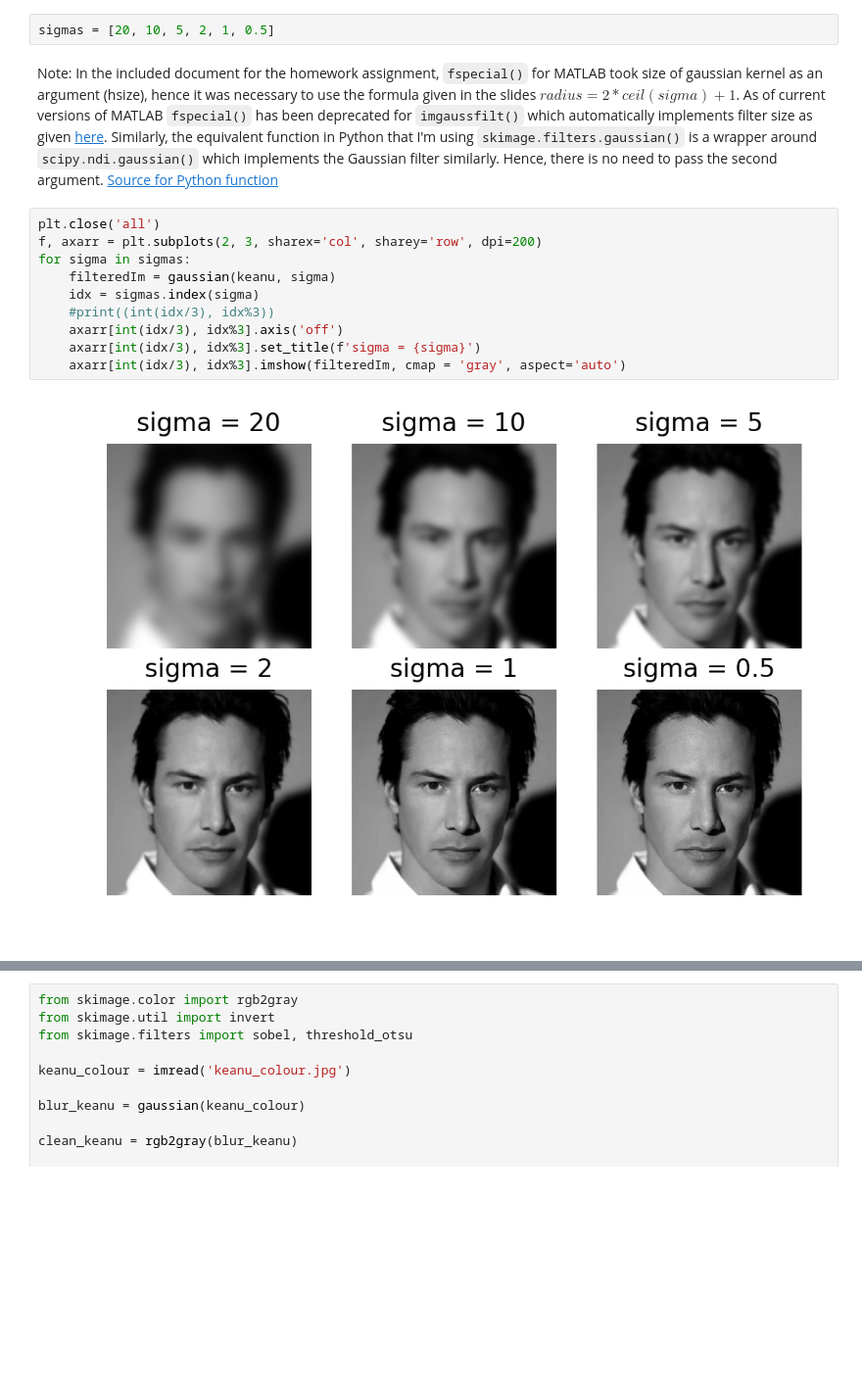
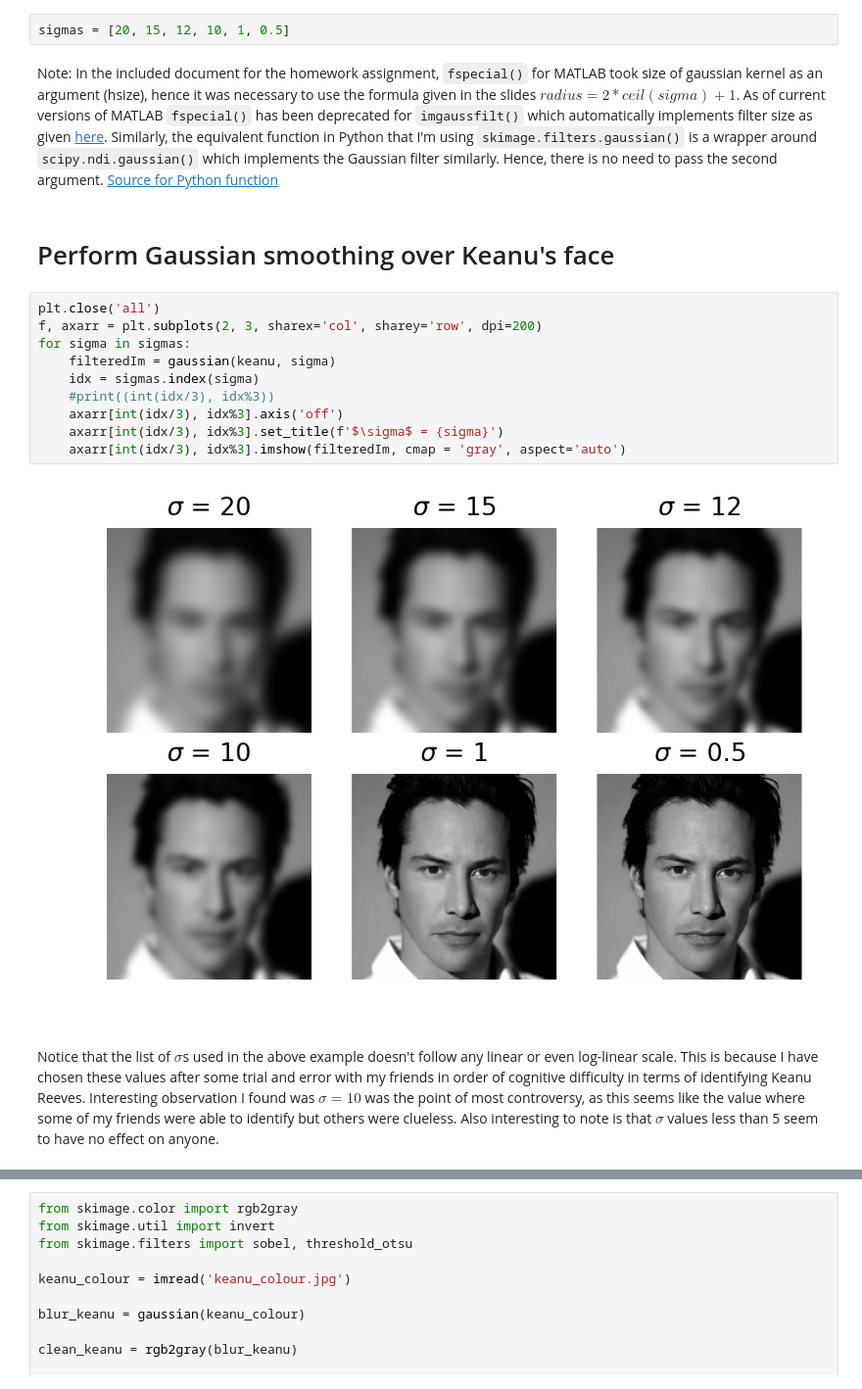
Before and after one commit to TheAnig/computer-vision, a Jupyter notebook: hw2/hw2-soln.ipynb, the cells around one changed output, grey strips where cells are left out. Shown at 98% size. Drawn from its saved outputs; the diff is of its cells as text; blank space fills up the shorter version.

```diff
--- a/hw2/hw2-soln.ipynb
+++ b/hw2/hw2-soln.ipynb
@@ -12,19 +13,23 @@ keanu = imread('keanu.jpg')
 # %% [markdown]
 #### Create a list of sigma's to iterate over
 # %%
-sigmas = [20, 10, 5, 2, 1, 0.5]
+sigmas = [20, 15, 12, 10, 1, 0.5]
 # %% [markdown]
 Note: In the included document for the homework assignment, `fspecial()` for MATLAB took size of gaussian kernel as an argument (hsize), hence it was necessary to use the formula given in the slides $radius = 2*ceil(sigma)+1$. As of current versions of MATLAB `fspecial()` has been deprecated for `imgaussfilt()` which automatically implements filter size as given [here](https://www.mathworks.com/help/images/ref/imgaussfilt.html). Similarly, the equivalent function in Python that I'm using `skimage.filters.gaussian()` is a wrapper around `scipy.ndi.gaussian()` which implements the Gaussian filter similarly. Hence, there is no need to pass the second argument. [Source for Python function](https://github.com/scipy/scipy/blob/v0.14.0/scipy/ndimage/filters.py#L250)
+# %% [markdown]
+# Perform Gaussian smoothing over Keanu's face
 # %%
 plt.close('all')
 f, axarr = plt.subplots(2, 3, sharex='col', sharey='row', dpi=200)
 for sigma in sigmas:
     filteredIm = gaussian(keanu, sigma)
     idx = sigmas.index(sigma)
     #print((int(idx/3), idx%3))
     axarr[int(idx/3), idx%3].axis('off')
-    axarr[int(idx/3), idx%3].set_title(f'sigma = {sigma}')
+    axarr[int(idx/3), idx%3].set_title(f'$\sigma$ = {sigma}')
     axarr[int(idx/3), idx%3].imshow(filteredIm, cmap = 'gray', aspect='auto')
 # %% [output]
-[figure, old version]
+[figure, new version]
+# %% [markdown]
+Notice that the list of $\sigma$s used in the above example doesn't follow any linear or even log-linear scale. This is because I have chosen these values after some trial and error with my friends in order of cognitive difficulty in terms of identifying Keanu Reeves. Interesting observation I found was $\sigma=10$ was the point of most controversy, as this seems like the value where some of my friends were able to identify but others were clueless. Also interesting to note is that $\sigma$ values less than 5 seem to have no effect on anyone.
 # %% [markdown]
```
Also changed, not shown: parts of 29 cells of this notebook, 14 other files.
